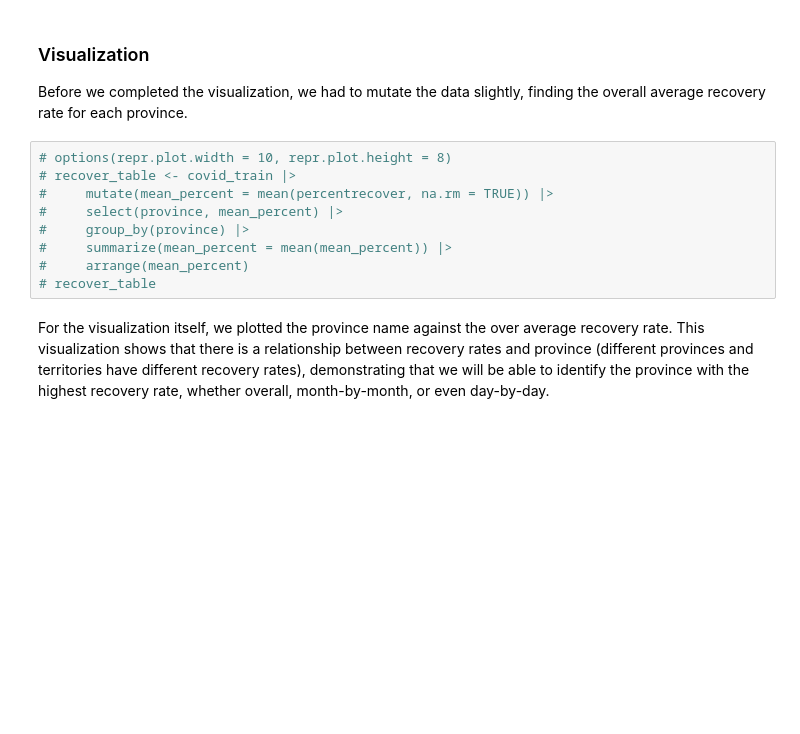
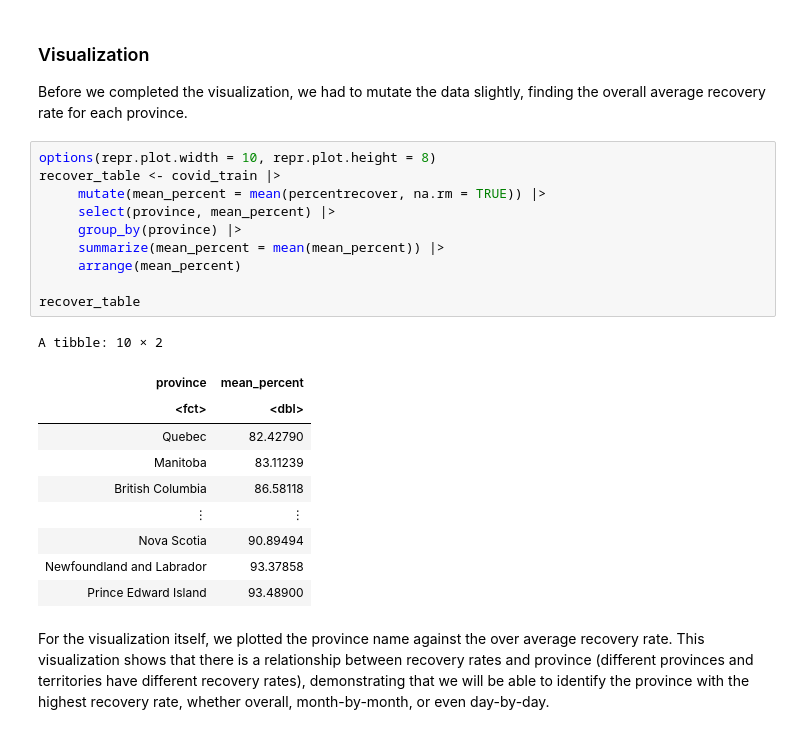
Before and after one commit to mikcblue7/dsci-100-project-group2, a Jupyter notebook: Group-2-Proposal.ipynb, the cells around one changed output. Drawn from its saved outputs; the diff is of its cells as text; blank space fills up the shorter version.

```diff
--- a/Group-2-Proposal.ipynb
+++ b/Group-2-Proposal.ipynb
@@ -232,14 +214,26 @@ This table records how much missing data there is and in which columns they occu
 
 Before we completed the visualization, we had to mutate the data slightly, finding the overall average recovery rate for each province.
 # %%
-# options(repr.plot.width = 10, repr.plot.height = 8)
-# recover_table <- covid_train |>
-#     mutate(mean_percent = mean(percentrecover, na.rm = TRUE)) |>
-#     select(province, mean_percent) |>
-#     group_by(province) |>
-#     summarize(mean_percent = mean(mean_percent)) |>
-#     arrange(mean_percent)
-# recover_table
+options(repr.plot.width = 10, repr.plot.height = 8)
+recover_table <- covid_train |>
+     mutate(mean_percent = mean(percentrecover, na.rm = TRUE)) |>
+     select(province, mean_percent) |>
+     group_by(province) |>
+     summarize(mean_percent = mean(mean_percent)) |>
+     arrange(mean_percent)
+
+recover_table
+# %% [output]
+A tibble: 10 × 2
+| province | mean_percent |
+| <fct> | <dbl> |
+| Quebec | 82.42790 |
+| Manitoba | 83.11239 |
+| British Columbia | 86.58118 |
+| ⋮ | ⋮ |
+| Nova Scotia | 90.89494 |
+| Newfoundland and Labrador | 93.37858 |
+| Prince Edward Island | 93.48900 |
 # %% [markdown]
 For the visualization itself, we plotted the province name against the over average recovery rate. This visualization shows that there is a relationship between recovery rates and province (different provinces and territories have different recovery rates), demonstrating that we will be able to identify the province with the highest recovery rate, whether overall, month-by-month, or even day-by-day.
 # %%
```
Also changed, not shown: parts of 6 cells of this notebook.
